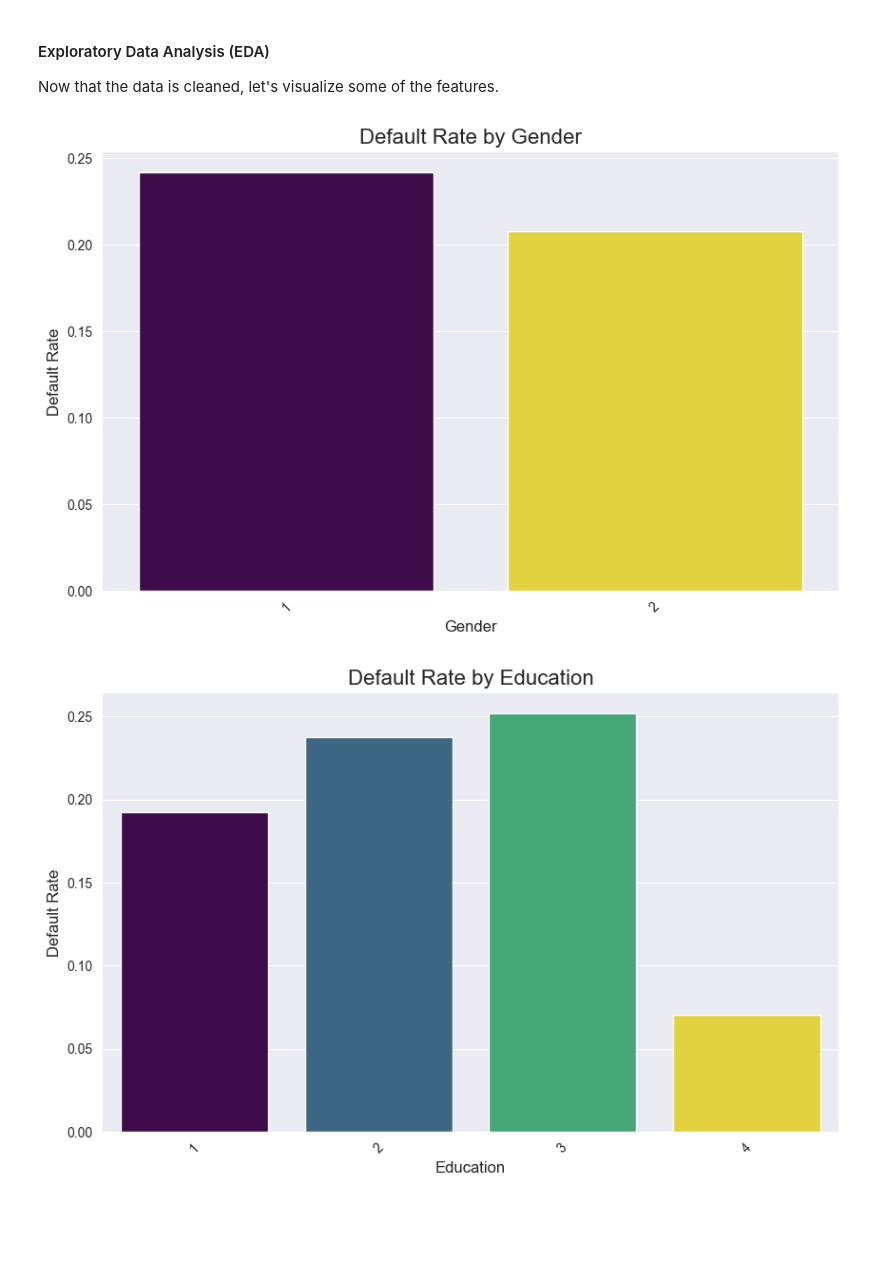
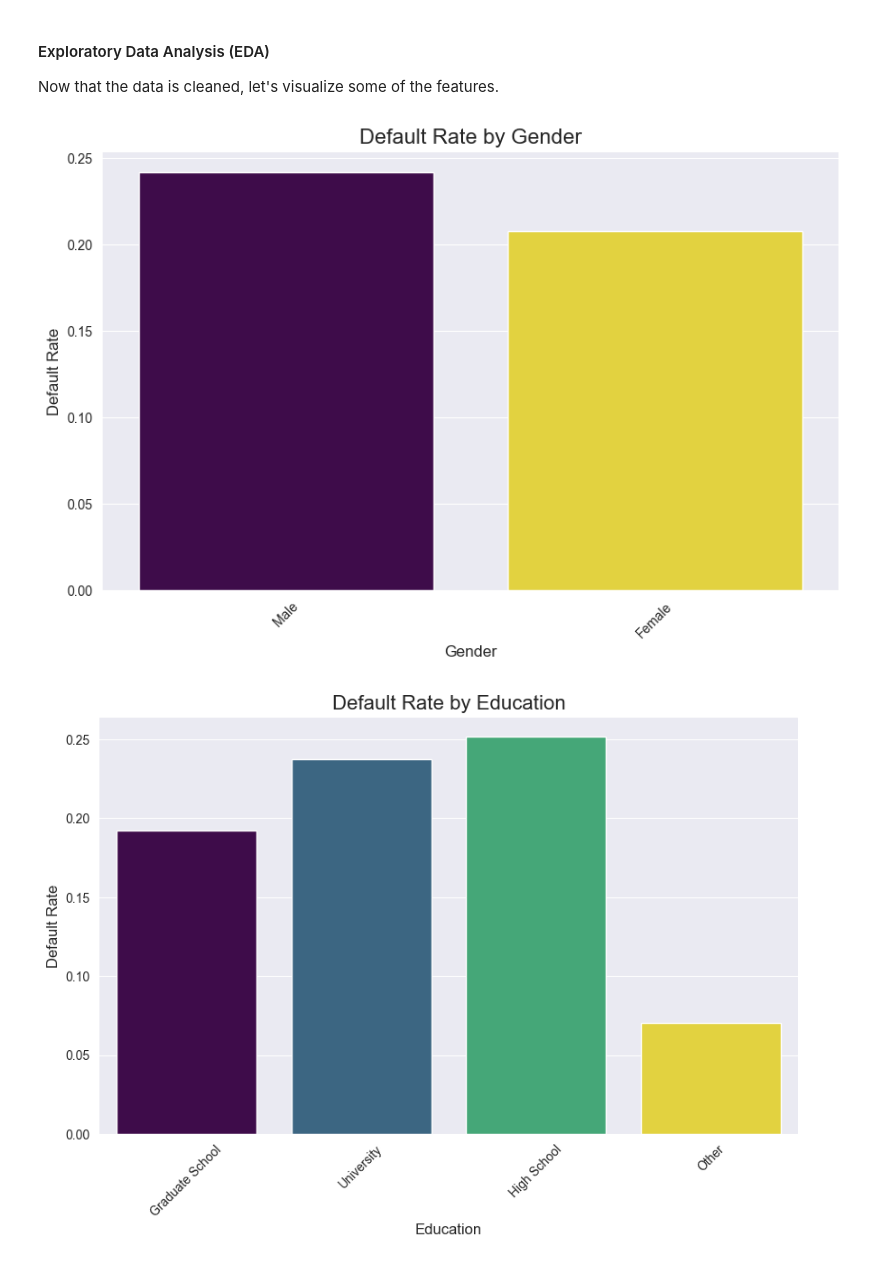
Before and after one commit to licyambrose/CreditCardDefault, a Jupyter notebook: creditcarddefault.ipynb, the cells around one changed output. Drawn from its saved outputs; the diff is of its cells as text; code cells hidden in the pictures; blank space fills up the shorter version.

```diff
--- a/creditcarddefault.ipynb
+++ b/creditcarddefault.ipynb
@@ -269,25 +269,52 @@ dtype: int64
 Now that the data is cleaned, let's visualize some of the features.
 # %%
 # Bar plots for categorical features vs. Default_Payment
+
+# Define mappings for categorical features
+gender_map = {1: 'Male', 2: 'Female'}
+education_map = {1: 'Graduate School', 2: 'University', 3: 'High School', 4: 'Other'}
+marital_map = {1: 'Married', 2: 'Single', 3: 'Other'}
+repayment_map = {
+    -2: 'No Consumption', -1: 'Paid in Full', 0: 'Revolving Credit', 1: 'Delay 1mo',
+    2: 'Delay 2mo', 3: 'Delay 3mo', 4: 'Delay 4mo', 5: 'Delay 5mo',
+    6: 'Delay 6mo', 7: 'Delay 7mo', 8: 'Delay 8mo', 9: 'Delay >8mo'
+}
 
 # Define categorical features
 categorical_features = ['Gender', 'Education', 'Marital_Status'] + [col for col in data.columns if 'Repayment_Status' in col]
 
 # Plotting
 for feature in categorical_features:
     plt.figure(figsize=(10, 6))
     # Group by the feature and calculate the mean of Default_Payment (which is the default rate)
     default_rate = data.groupby(feature, observed=False)['Default_Payment'].mean()
 
     # Create a bar plot
-    sns.barplot(x=default_rate.index, y=default_rate.values, hue=default_rate.index, palette='viridis', legend=False)
+    ax = sns.barplot(x=default_rate.index, y=default_rate.values, hue=default_rate.index, palette='viridis', legend=False)
+
+    # Get current ticks and then set them with labels
+    ticks = ax.get_xticks()
+
+    # Set text labels for x-axis
+    if feature == 'Gender':
+        ax.set_xticks(ticks)
+        ax.set_xticklabels([gender_map.get(x, x) for x in default_rate.index])
+    elif feature == 'Education':
+        ax.set_xticks(ticks)
+        ax.set_xticklabels([education_map.get(x, x) for x in default_rate.index])
+    elif feature == 'Marital_Status':
+        ax.set_xticks(ticks)
+        ax.set_xticklabels([marital_map.get(x, x) for x in default_rate.index])
+    elif 'Repayment_Status' in feature:
+        ax.set_xticks(ticks)
+        ax.set_xticklabels([repayment_map.get(x, x) for x in default_rate.index])
 
     # Add labels and title
     plt.title(f'Default Rate by {feature}', fontsize=16)
     plt.xlabel(feature, fontsize=12)
     plt.ylabel('Default Rate', fontsize=12)
     plt.xticks(rotation=45)
     plt.show()
 # %% [output]
-[figure, old version]
+[figure, new version]
-[figure, old version]
+[figure, new version]
```
Also changed, not shown: parts of 2 cells of this notebook.
